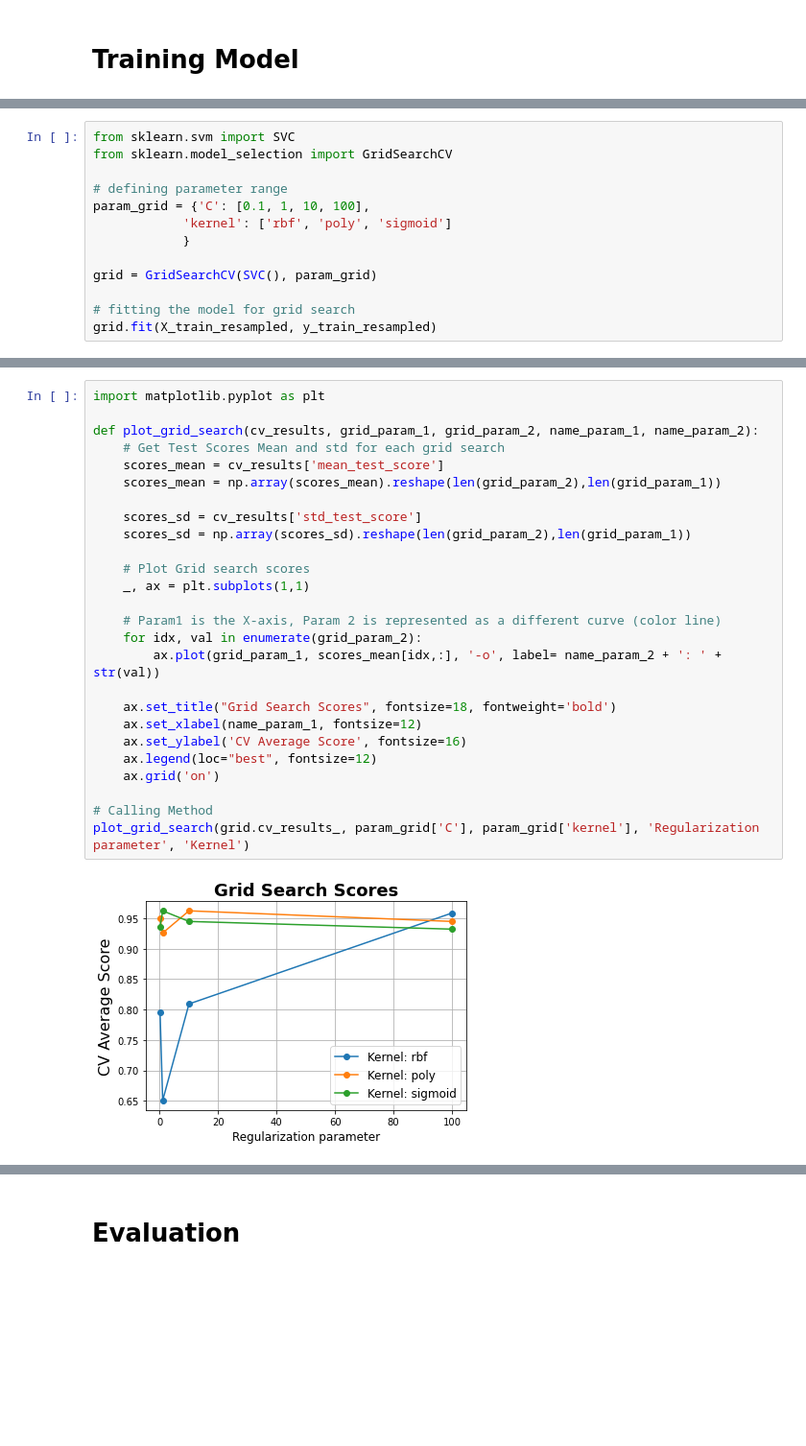
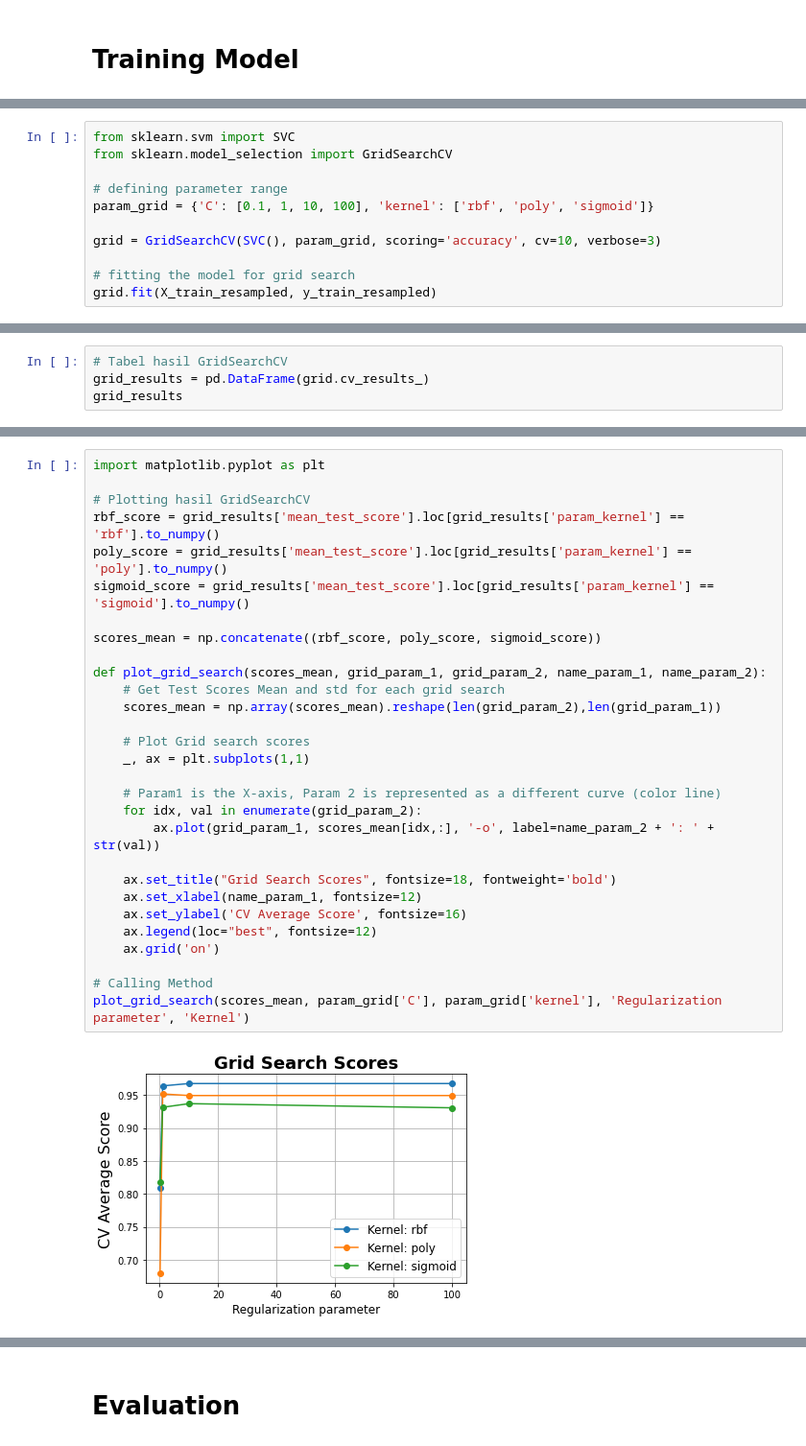
Before and after one commit to mercyano/klasifikasi-kbk, a Jupyter notebook: modelling.ipynb, the cells around one changed output, grey strips where cells are left out. Shown: that part at 96% size. Cells and saved outputs as stored; diff of their text form; blank space fills up the shorter version.

Commit message:
Fix urutan plotting GridSearchCV

```diff
--- a/modelling.ipynb
+++ b/modelling.ipynb
@@ -82,11 +84,9 @@ from sklearn.svm import SVC
 from sklearn.model_selection import GridSearchCV
 
 # defining parameter range
-param_grid = {'C': [0.1, 1, 10, 100],
-            'kernel': ['rbf', 'poly', 'sigmoid']
-			}
+param_grid = {'C': [0.1, 1, 10, 100], 'kernel': ['rbf', 'poly', 'sigmoid']}
 
-grid = GridSearchCV(SVC(), param_grid)
+grid = GridSearchCV(SVC(), param_grid, scoring='accuracy', cv=10, verbose=3)
 
 # fitting the model for grid search
 grid.fit(X_train_resampled, y_train_resampled)
@@ -96,0 +125,4 @@ GridSearchCV(estimator=SVC(),
+# %%
+# Tabel hasil GridSearchCV
+grid_results = pd.DataFrame(grid.cv_results_)
+grid_results
@@ -97,31 +160,34 @@ GridSearchCV(estimator=SVC(),
 # %%
 import matplotlib.pyplot as plt
 
-def plot_grid_search(cv_results, grid_param_1, grid_param_2, name_param_1, name_param_2):
+# Plotting hasil GridSearchCV
+rbf_score = grid_results['mean_test_score'].loc[grid_results['param_kernel'] == 'rbf'].to_numpy()
+poly_score = grid_results['mean_test_score'].loc[grid_results['param_kernel'] == 'poly'].to_numpy()
+sigmoid_score = grid_results['mean_test_score'].loc[grid_results['param_kernel'] == 'sigmoid'].to_numpy()
+
+scores_mean = np.concatenate((rbf_score, poly_score, sigmoid_score))
+
+def plot_grid_search(scores_mean, grid_param_1, grid_param_2, name_param_1, name_param_2):
     # Get Test Scores Mean and std for each grid search
-    scores_mean = cv_results['mean_test_score']
     scores_mean = np.array(scores_mean).reshape(len(grid_param_2),len(grid_param_1))
-
-    scores_sd = cv_results['std_test_score']
-    scores_sd = np.array(scores_sd).reshape(len(grid_param_2),len(grid_param_1))
 
     # Plot Grid search scores
     _, ax = plt.subplots(1,1)
 
     # Param1 is the X-axis, Param 2 is represented as a different curve (color line)
     for idx, val in enumerate(grid_param_2):
-        ax.plot(grid_param_1, scores_mean[idx,:], '-o', label= name_param_2 + ': ' + str(val))
+        ax.plot(grid_param_1, scores_mean[idx,:], '-o', label=name_param_2 + ': ' + str(val))
 
     ax.set_title("Grid Search Scores", fontsize=18, fontweight='bold')
     ax.set_xlabel(name_param_1, fontsize=12)
     ax.set_ylabel('CV Average Score', fontsize=16)
     ax.legend(loc="best", fontsize=12)
     ax.grid('on')
 
 # Calling Method
-plot_grid_search(grid.cv_results_, param_grid['C'], param_grid['kernel'], 'Regularization parameter', 'Kernel')
+plot_grid_search(scores_mean, param_grid['C'], param_grid['kernel'], 'Regularization parameter', 'Kernel')
 # %% [output]
-[figure, old version]
+[figure, new version]
 # %%
 from sklearn.svm import SVC
 
```
Also changed, not shown: parts of 9 cells of this notebook, 1 other file.
